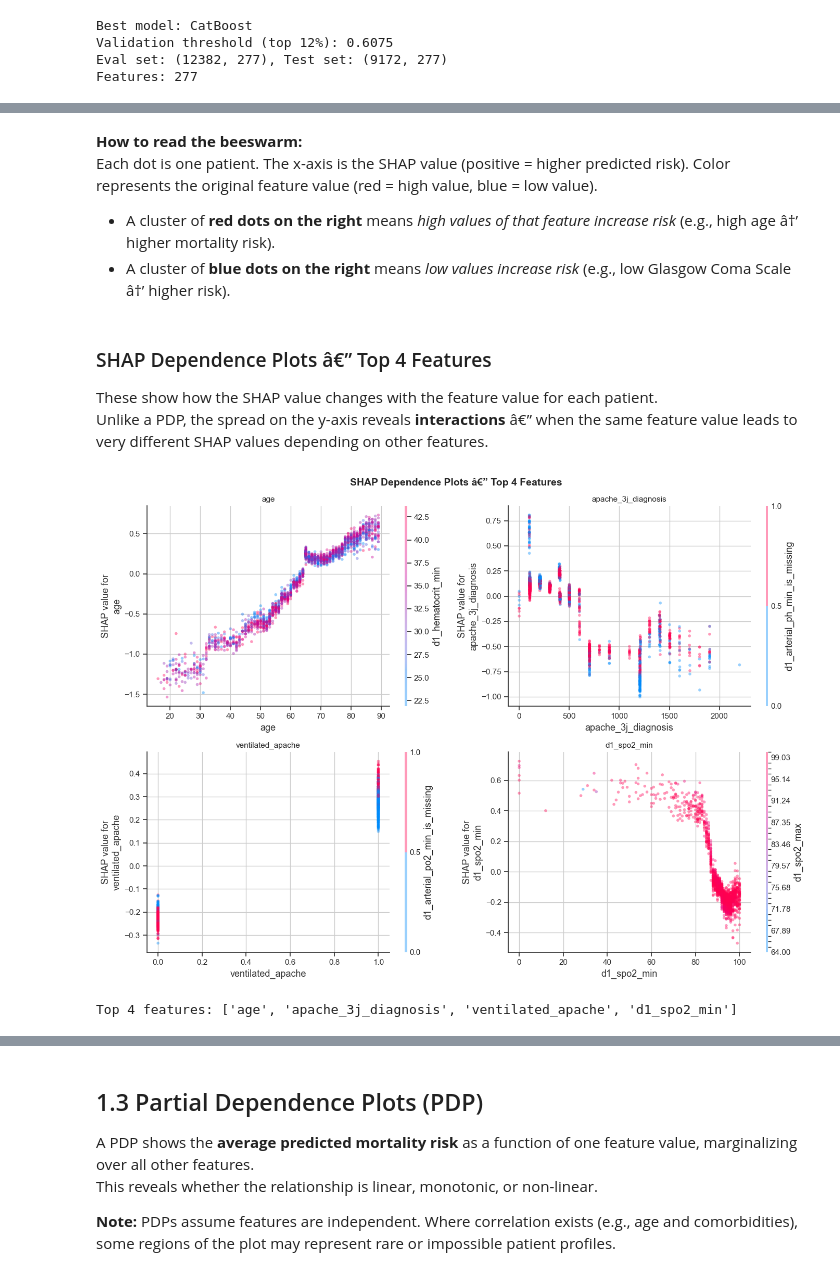
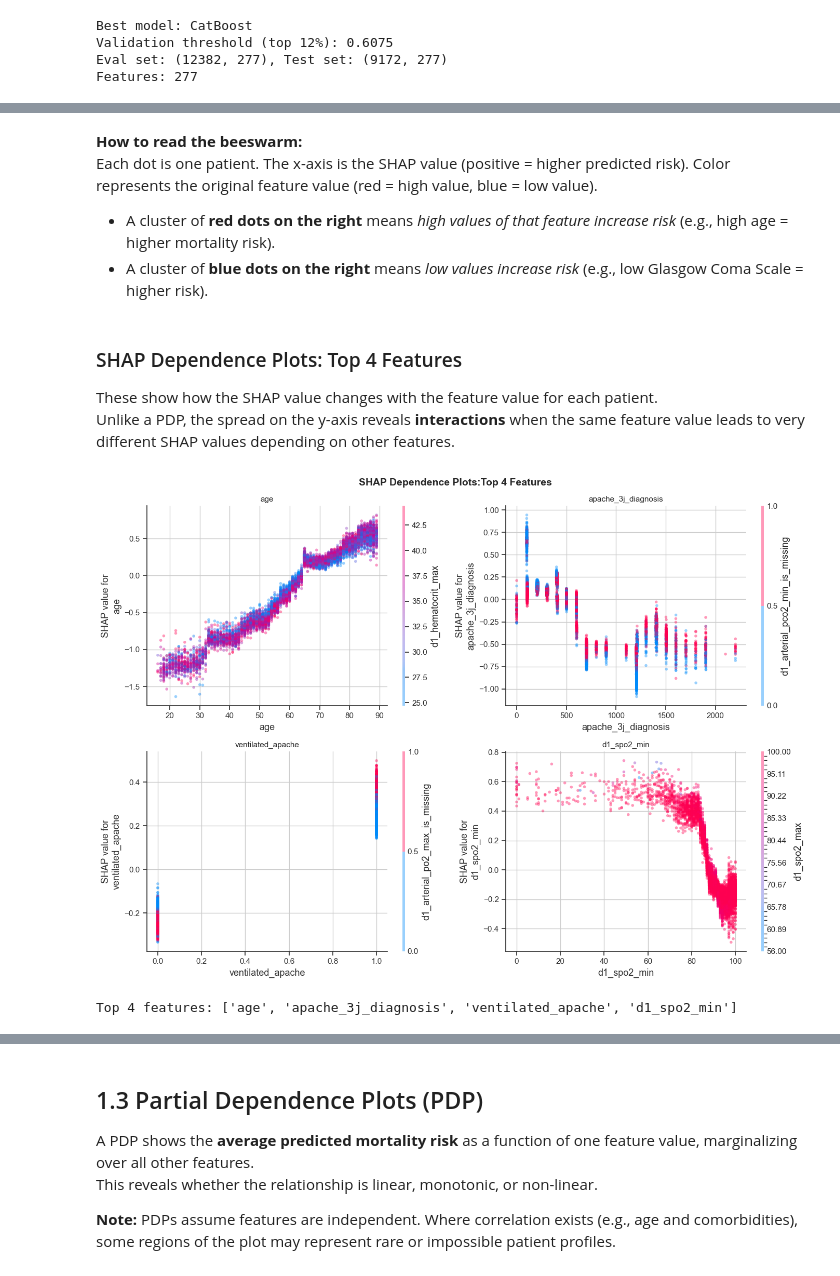
Before and after one commit to SwaneGhost/MedicalRiskModel, a Jupyter notebook: notebooks/03_meeting3.ipynb, the cells around one changed output, grey strips where cells are left out. Drawn from its saved outputs; the diff is of its cells as text; code cells hidden in the pictures.

```diff
--- a/notebooks/03_meeting3.ipynb
+++ b/notebooks/03_meeting3.ipynb
@@ -162,7 +160,7 @@ SHAP (SHapley Additive exPlanations) assigns each feature a contribution value f
 We use **TreeSHAP**, a fast exact algorithm for tree-based models.
 # %%
 # Compute SHAP values on the validation set (use a sample for speed if needed)
-SHAP_SAMPLE = min(2000, len(X_eval))
+SHAP_SAMPLE = min(200000, len(X_eval))
 X_shap = X_eval.sample(n=SHAP_SAMPLE, random_state=RANDOM_STATE).reset_index(drop=True)
 
 explainer   = shap.TreeExplainer(catboost_model)
@@ -193,38 +191,38 @@ plt.show()
 # %% [markdown]
 **How to read the beeswarm:**
 Each dot is one patient. The x-axis is the SHAP value (positive = higher predicted risk). Color represents the original feature value (red = high value, blue = low value).
-- A cluster of **red dots on the right** means *high values of that feature increase risk* (e.g., high age â†’ higher mortality risk).
-- A cluster of **blue dots on the right** means *low values increase risk* (e.g., low Glasgow Coma Scale â†’ higher risk).
+- A cluster of **red dots on the right** means *high values of that feature increase risk* (e.g., high age = higher mortality risk).
+- A cluster of **blue dots on the right** means *low values increase risk* (e.g., low Glasgow Coma Scale = higher risk).
 # %% [markdown]
-### SHAP Dependence Plots â€” Top 4 Features
+### SHAP Dependence Plots: Top 4 Features
 
 These show how the SHAP value changes with the feature value for each patient.
-Unlike a PDP, the spread on the y-axis reveals **interactions** â€” when the same feature value leads to very different SHAP values depending on other features.
+Unlike a PDP, the spread on the y-axis reveals **interactions** when the same feature value leads to very different SHAP values depending on other features.
 # %%
 # Identify top 4 features by mean |SHAP|
 mean_abs_shap = np.abs(shap_values.values).mean(axis=0)
 top4_idx      = np.argsort(mean_abs_shap)[::-1][:4]
 top4_features = [feature_names[i] for i in top4_idx]
 
 fig, axes = plt.subplots(2, 2, figsize=(14, 10))
-fig.suptitle('SHAP Dependence Plots â€” Top 4 Features', fontsize=14, fontweight='bold')
+fig.suptitle('SHAP Dependence Plots:Top 4 Features', fontsize=14, fontweight='bold')
 
 for ax, feat in zip(axes.flat, top4_features):
     shap.dependence_plot(
         feat,
         shap_values.values,
         X_shap,
         ax=ax,
         show=False,
         alpha=0.4,
     )
     ax.set_title(feat, fontsize=11)
 
 plt.tight_layout()
 plt.show()
 print('Top 4 features:', top4_features)
 # %% [output]
-[figure, old version]
+[figure, new version]
 Top 4 features: ['age', 'apache_3j_diagnosis', 'ventilated_apache', 'd1_spo2_min']
 # %% [markdown]
 ## 1.2 Permutation Feature Importance
```
Also changed, not shown: parts of 20 cells of this notebook, 2 other files.
